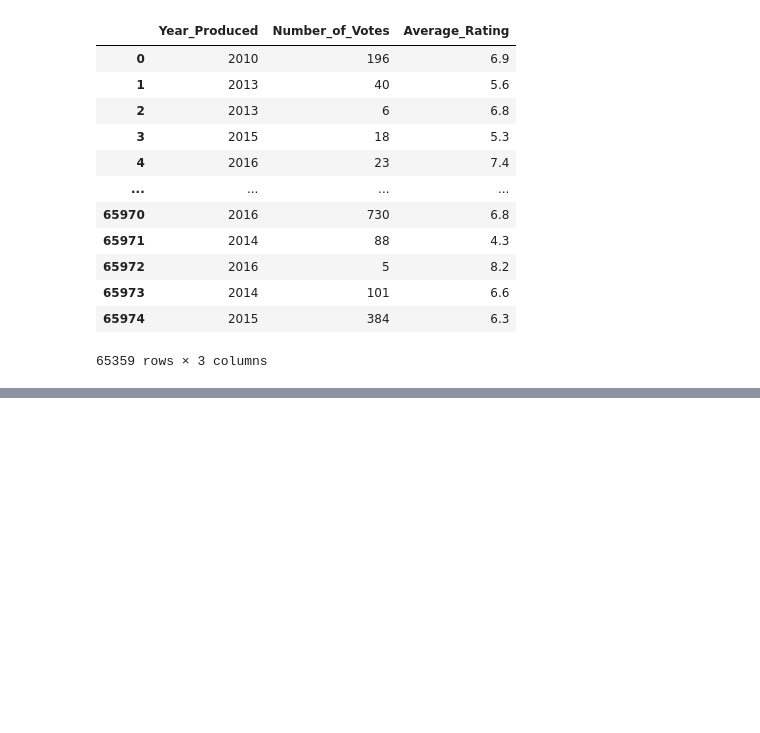
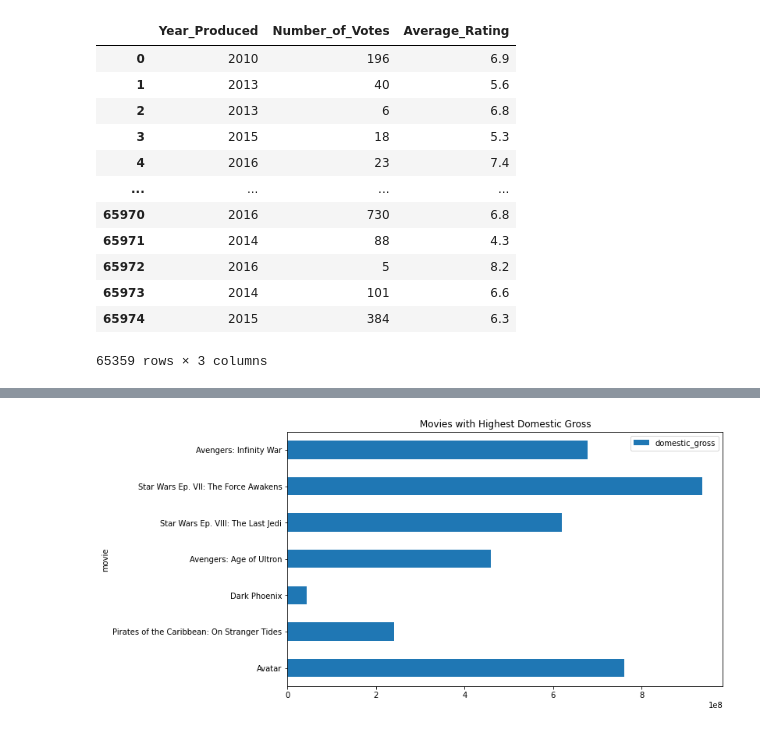
Before and after one commit to Ochieng40/Moringa-Final-Project, a Jupyter notebook: student.ipynb, the cells around one changed output, grey strips where cells are left out. Saved outputs shown, nothing was run; the diff lists cells and outputs as text; code cells hidden in the pictures; blank space fills up the shorter version.

```diff
--- a/student.ipynb
+++ b/student.ipynb
@@ -621,0 +836,5 @@ C:\Users\DENIS OCHIENG'\dsc-phase-1-project-v2-4
+# %%
+tn_movie_budgets.head(7).plot('movie','domestic_gross',kind ='barh', figsize =(10,6), ylabel = 'domestic_gross', \
+                          xlabel = 'movie', title = 'Movies with Highest Domestic Gross');
+# %% [output]
+[figure, added]
```
Also changed, not shown: parts of 28 cells of this notebook.
